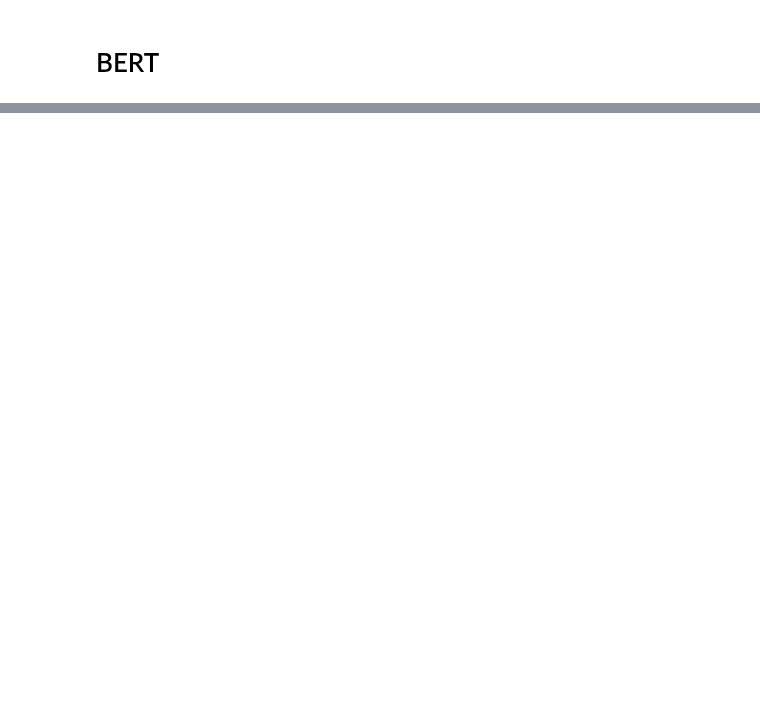
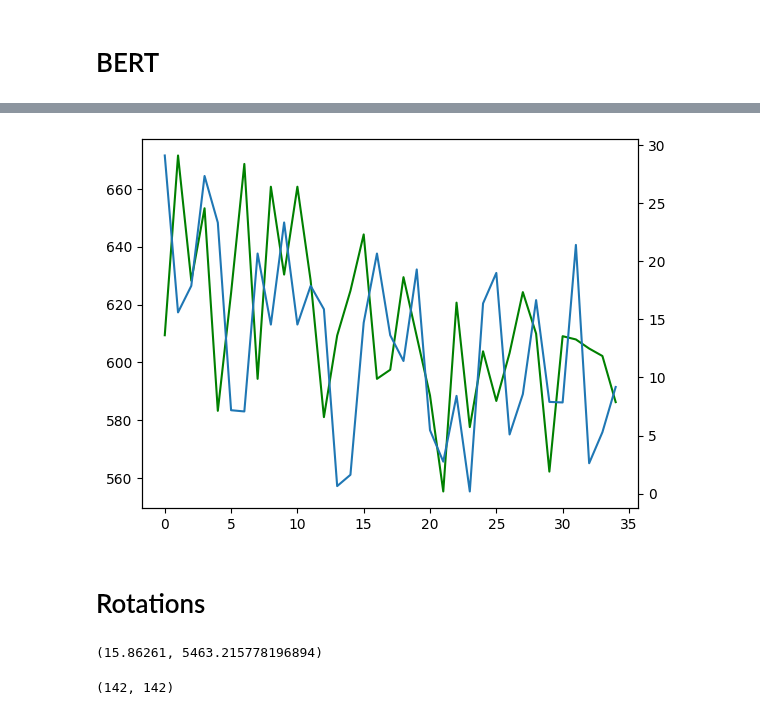
Before and after one commit to henry-dev-atkins/QNLP_MasterWork, a Jupyter notebook: ReadingWordData.ipynb, the cells around one changed output, grey strips where cells are left out. Drawn from its saved outputs; the diff is of its cells as text; code cells hidden in the pictures; blank space fills up the shorter version.

Commit message:
began the rotation decomposer.

```diff
--- a/ReadingWordData.ipynb
+++ b/ReadingWordData.ipynb
@@ -86,7 +108,7 @@ First 5 Words:
 # %% [markdown]
 ## Training
 # %%
-dimensions = [50,60,70,80,90] + list(np.arange(100,800,100))
+dimensions = [10,20,30,40,50,60,70,80,90] + list(np.arange(100,800,100))
 # %%
 sentences = brown.sents()
 for vector_dims in dimensions:
@@ -550,0 +430,5 @@ np.dot(bertWwords.getWordVector(word1), bertWwords.getWordVector(wor2))
+# %%
+sentences = brown.sents()
+BERT = BertEncodingWords(GetWords())
+
+W2V = Word2Vec.load('C:\\Users\\henry\\Desktop\\MastersProject\\QNLP_MasterWork\\Word2VecModels\\brown_model_'+str(700))
@@ -550,0 +445,15 @@ np.dot(bertWwords.getWordVector(word1), bertWwords.getWordVector(wor2))
+# %%
+BERT_dots = []
+W2V_dots = []
+for pair in word_pairs:
+	#print(pair[0], pair[1])
+	try:
+		#print(np.dot(BERT.getWordVector(pair[0]), BERT.getWordVector(pair[1])))
+		print(pair[0], pair[1],np.dot(GetWord2Vec_Vector(W2V, pair[0]), GetWord2Vec_Vector(W2V, pair[1])))
+		BERT_dots.append(np.dot(BERT.getWordVector(pair[0]), BERT.getWordVector(pair[1])))
+		W2V_dots.append(np.dot(GetWord2Vec_Vector(W2V, pair[0]), GetWord2Vec_Vector(W2V, pair[1])))
+		#print(len(BERT_dots), len(W2V_dots))
+	except:
+		#BERT_dots.append()
+		#W2V_dots.append(0)
+		continue
@@ -550,0 +478,12 @@ np.dot(bertWwords.getWordVector(word1), bertWwords.getWordVector(wor2))
+# %%
+fig, ax = plt.subplots()
+
+ax.plot(BERT_dots, color='g')
+ax2 = ax.twinx()
+ax2.plot(W2V_dots)
+
+plt.draw()
+# %% [output]
+[figure, added]
+# %% [markdown]
+# Rotations
@@ -550,0 +505,10 @@ np.dot(bertWwords.getWordVector(word1), bertWwords.getWordVector(wor2))
+# %%
+word = 'board'
+comaprison_word = 'market'
+np.dot(GetWord2Vec_Vector(W2V, word), GetWord2Vec_Vector(W2V, comaprison_word)), np.dot(rotated_words[word], rotated_words[comaprison_word])
+# %% [output]
+(15.86261, 5463.215778196894)
+# %%
+len(rotated_words['board']),len(rotated_words['market'])
+# %% [output]
+(142, 142)
```
Also changed, not shown: parts of 20 cells of this notebook.
